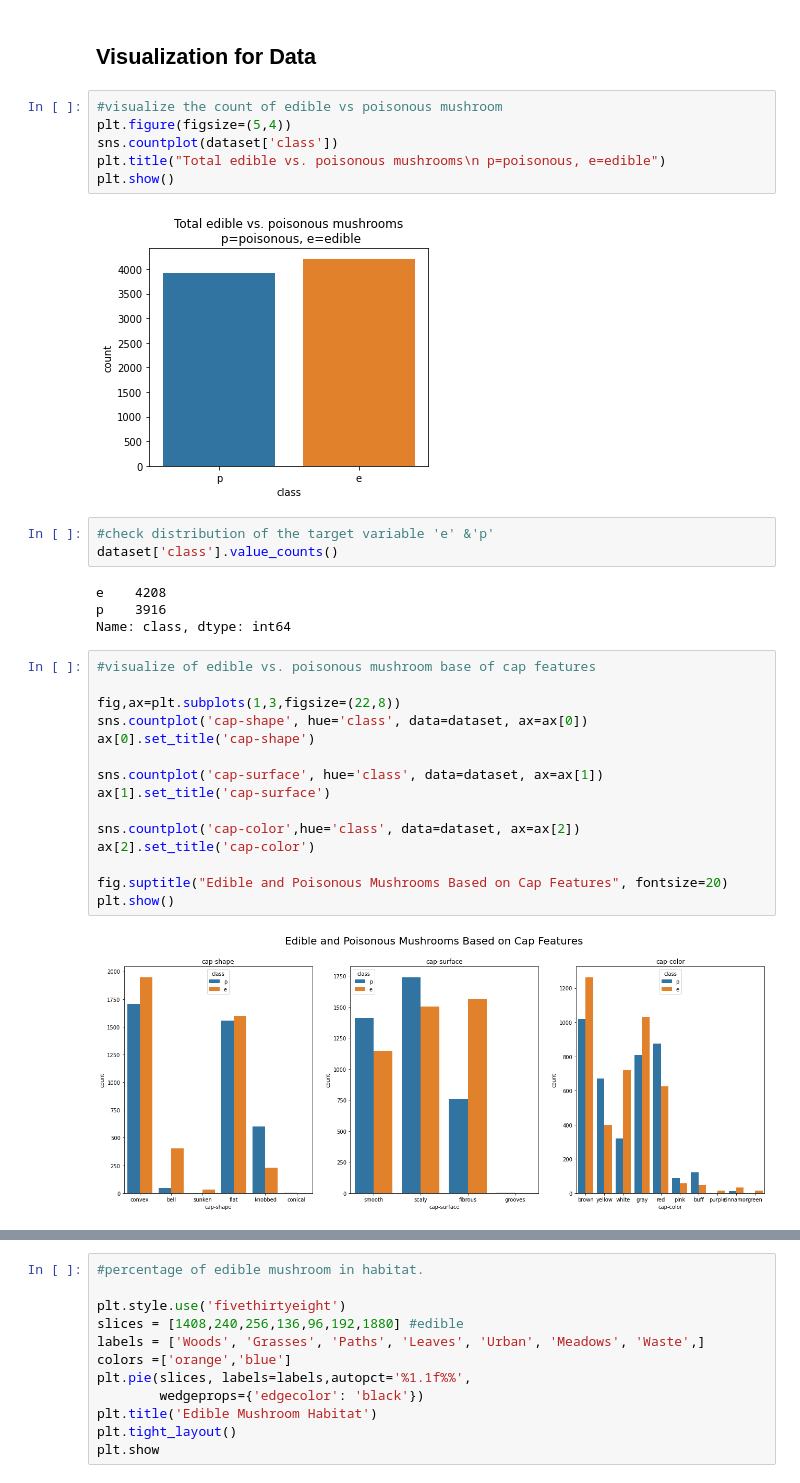
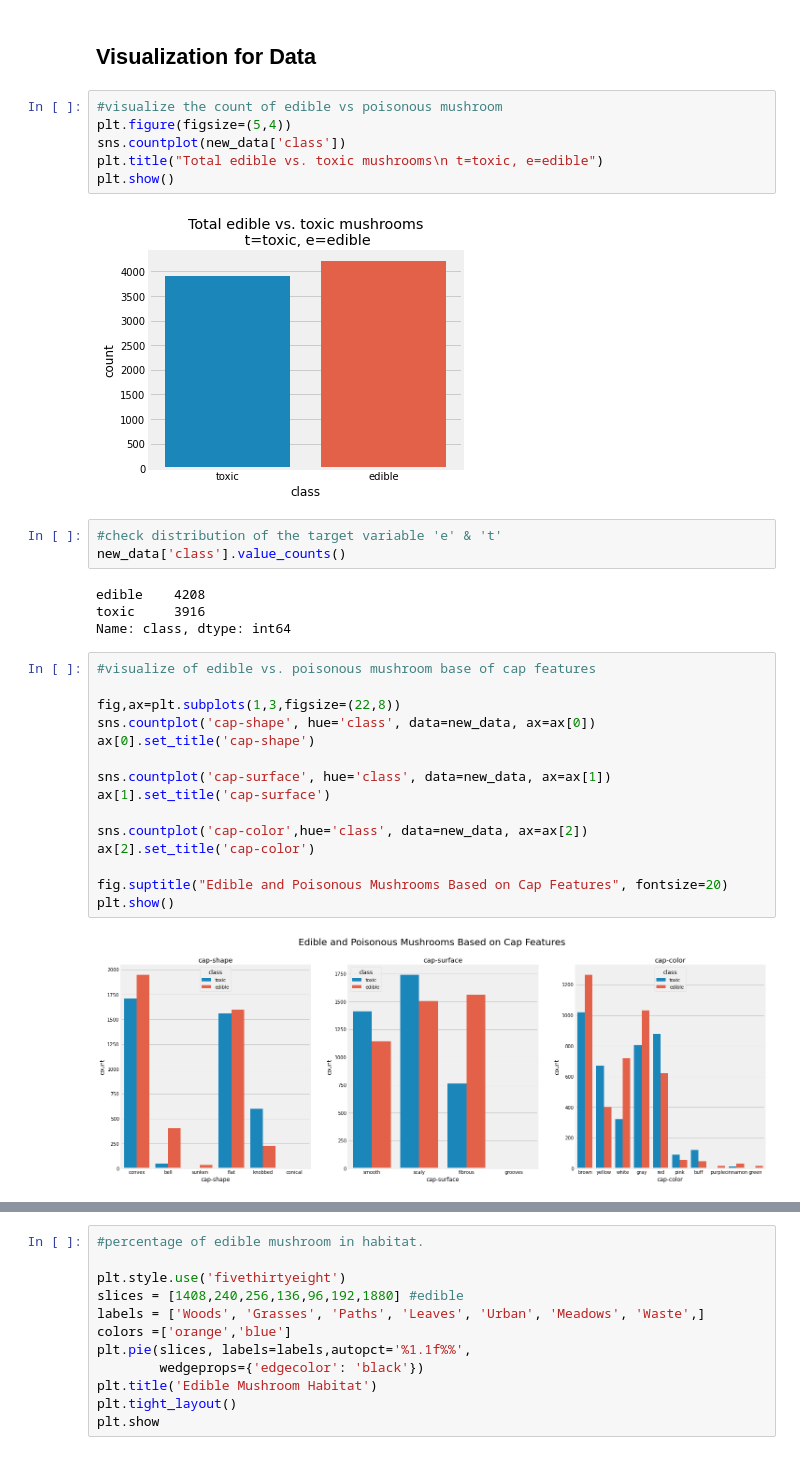
Before and after one commit to knocknguyen/Mushroom_Classification, a Jupyter notebook: Mushroom Classification .ipynb, the cells around one changed output, grey strips where cells are left out. Cells and saved outputs as stored; diff of their text form.

```diff
--- a/Mushroom Classification .ipynb
+++ b/Mushroom Classification .ipynb
@@ -122,35 +147,35 @@ dataset[dataset.duplicated()].shape[0]
 # %%
 #visualize the count of edible vs poisonous mushroom
 plt.figure(figsize=(5,4))
-sns.countplot(dataset['class'])
-plt.title("Total edible vs. poisonous mushrooms\n p=poisonous, e=edible")
+sns.countplot(new_data['class'])
+plt.title("Total edible vs. toxic mushrooms\n t=toxic, e=edible")
 plt.show()
 # %% [output]
-[figure, old version]
+[figure, new version]
 # %%
-#check distribution of the target variable 'e' &'p'
-dataset['class'].value_counts()
+#check distribution of the target variable 'e' & 't'
+new_data['class'].value_counts()
 # %% [output]
-e    4208
-p    3916
+edible    4208
+toxic     3916
 Name: class, dtype: int64
 # %%
 #visualize of edible vs. poisonous mushroom base of cap features
 
 fig,ax=plt.subplots(1,3,figsize=(22,8))
-sns.countplot('cap-shape', hue='class', data=dataset, ax=ax[0])
+sns.countplot('cap-shape', hue='class', data=new_data, ax=ax[0])
 ax[0].set_title('cap-shape')
 
-sns.countplot('cap-surface', hue='class', data=dataset, ax=ax[1])
+sns.countplot('cap-surface', hue='class', data=new_data, ax=ax[1])
 ax[1].set_title('cap-surface')
 
-sns.countplot('cap-color',hue='class', data=dataset, ax=ax[2])
+sns.countplot('cap-color',hue='class', data=new_data, ax=ax[2])
 ax[2].set_title('cap-color')
 
 fig.suptitle("Edible and Poisonous Mushrooms Based on Cap Features", fontsize=20)
 plt.show()
 # %% [output]
-[figure, old version]
+[figure, new version]
 # %%
 fig,ax=plt.subplots(1,4,figsize=(22,8))
 sns.countplot('gill-attachment', hue='class', data=dataset, ax=ax[0])
```
Also changed, not shown: parts of 53 cells of this notebook, 4 other files.
